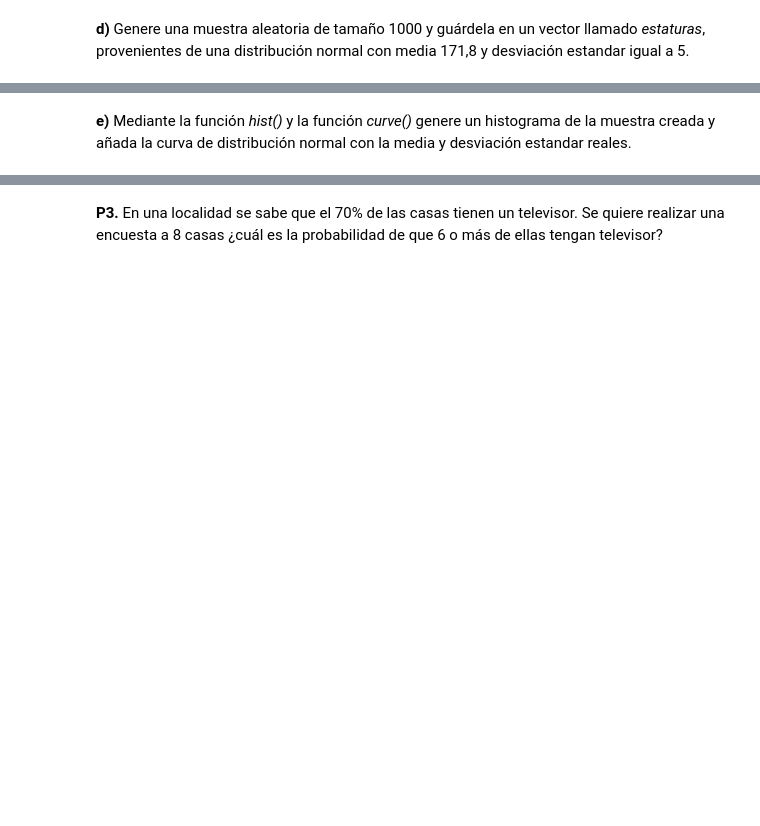
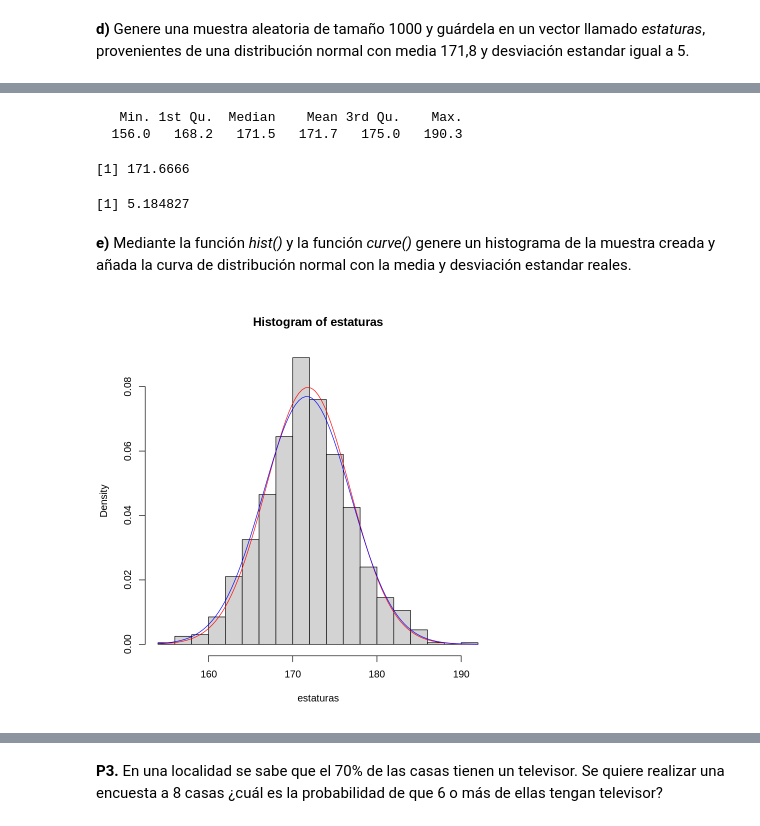
Before and after one commit to majorquev/DBDC_202406_Programacion_en_R_para_ciencia_de_datos, a Jupyter notebook: Clases/C7/Clase7_2_Distribuciones_de_probabilidad_en_r.ipynb, the cells around one changed output, grey strips where cells are left out. Saved outputs shown, nothing was run; the diff lists cells and outputs as text; code cells hidden in the pictures; blank space fills up the shorter version.

```diff
--- a/Clases/C7/Clase7_2_Distribuciones_de_probabilidad_en_r.ipynb
+++ b/Clases/C7/Clase7_2_Distribuciones_de_probabilidad_en_r.ipynb
@@ -85,4 +103,5 @@ menor o igual a 160 cms?
 **d)**  Genere una muestra aleatoria de tamaño 1000 y guárdela en un vector llamado _estaturas_, provenientes de una distribución normal con media 171,8 y desviación estandar igual a 5.
 # %%
 # estaturas
-# set.seed(2020) #semilla
+set.seed(2020) #semilla
+estaturas <- rnorm(n=1000, mean = 171.8, sd = 5)
@@ -89,2 +124,13 @@ menor o igual a 160 cms?
+# %%
+summary(estaturas)
+# %% [output]
+   Min. 1st Qu.  Median    Mean 3rd Qu.    Max.
+  156.0   168.2   171.5   171.7   175.0   190.3
+# %%
+mean(estaturas)
+sd(estaturas)
+# %% [output]
+[1] 171.6666
+[1] 5.184827
 # %% [markdown]
 **e)** Mediante la función _hist()_ y la función _curve()_  genere un histograma de la muestra creada y añada la curva de distribución normal con la media y desviación estandar reales.
@@ -92,0 +137,7 @@ menor o igual a 160 cms?
+# %%
+## NOTA
+hist(estaturas, freq = F, breaks = 20)
+curve(dnorm(x, mean = 171.8, sd = 5), add = T, col = "red")# Densidad con parámetros reales
+curve(dnorm(x, mean = mean(estaturas), sd = sd(estaturas)), add = T, col = "blue") # Densidad con parámetros estimados
+# %% [output]
+[figure, added]
```
Also changed, not shown: parts of 41 cells of this notebook.
